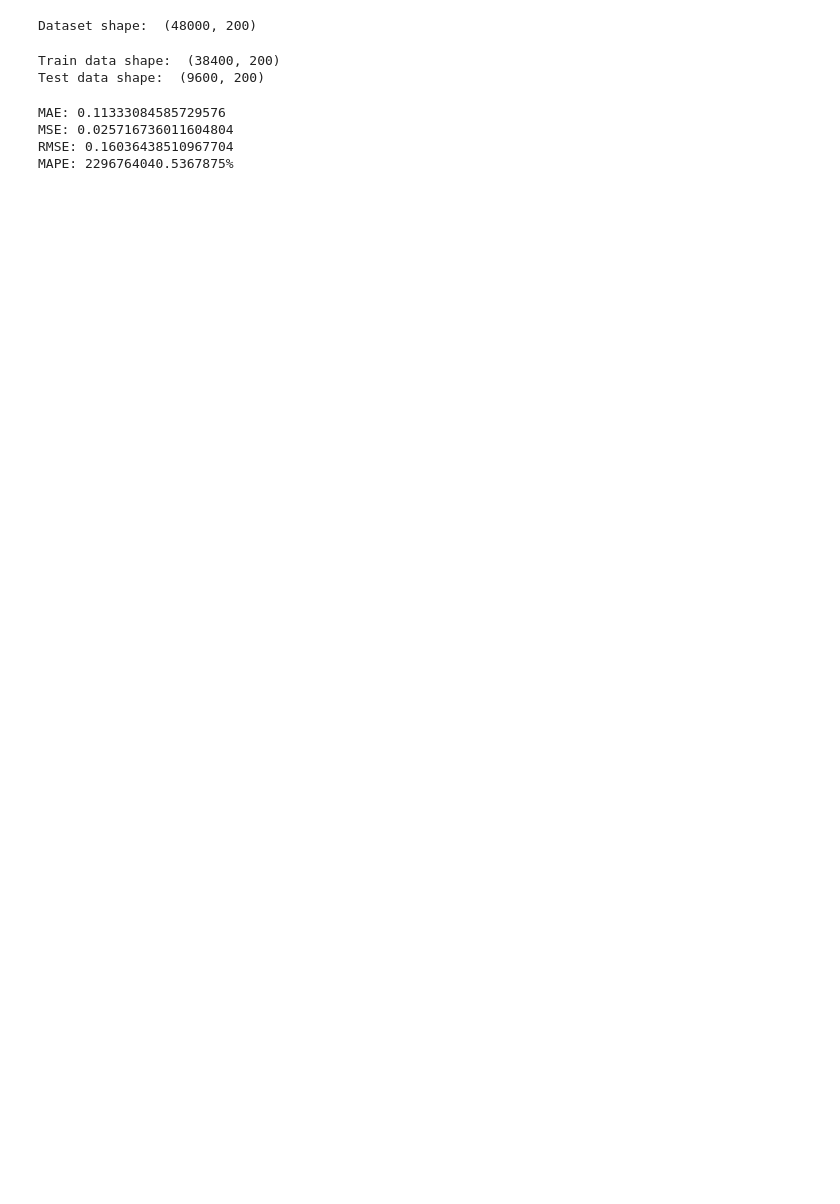
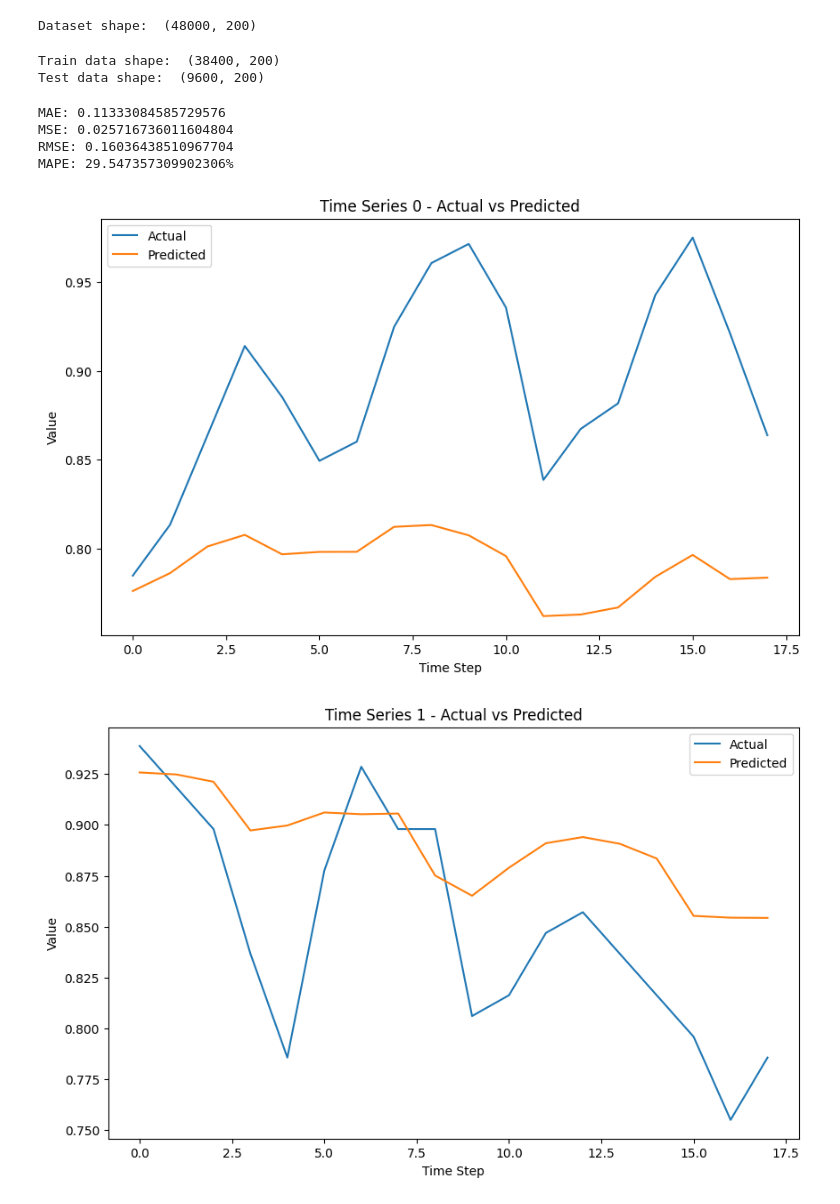
Before and after one commit to AlessandroVacca/ANNDL-Challenges, a Jupyter notebook: C2/notebooks/randomforest.ipynb, the cells around one changed output. Drawn from its saved outputs; the diff is of its cells as text; code cells hidden in the pictures; blank space fills up the shorter version.

```diff
--- a/C2/notebooks/randomforest.ipynb
+++ b/C2/notebooks/randomforest.ipynb
@@ -25,8 +25,13 @@ model.fit(train_data, train_labels)
 predictions = model.predict(test_data)
 # %%
 evaluate_model(predictions, test_labels)
+for i in range(5):
+    # Plot the first 5 predictions
+    plot_predictions(predictions, test_labels, i)
 # %% [output]
 MAE: 0.11333084585729576
 MSE: 0.025716736011604804
 RMSE: 0.16036438510967704
-MAPE: 2296764040.5367875%
+MAPE: 29.547357309902306%
+[figure, added]
+[figure, added]
```
Also changed, not shown: parts of 2 cells of this notebook, 2 other files.
